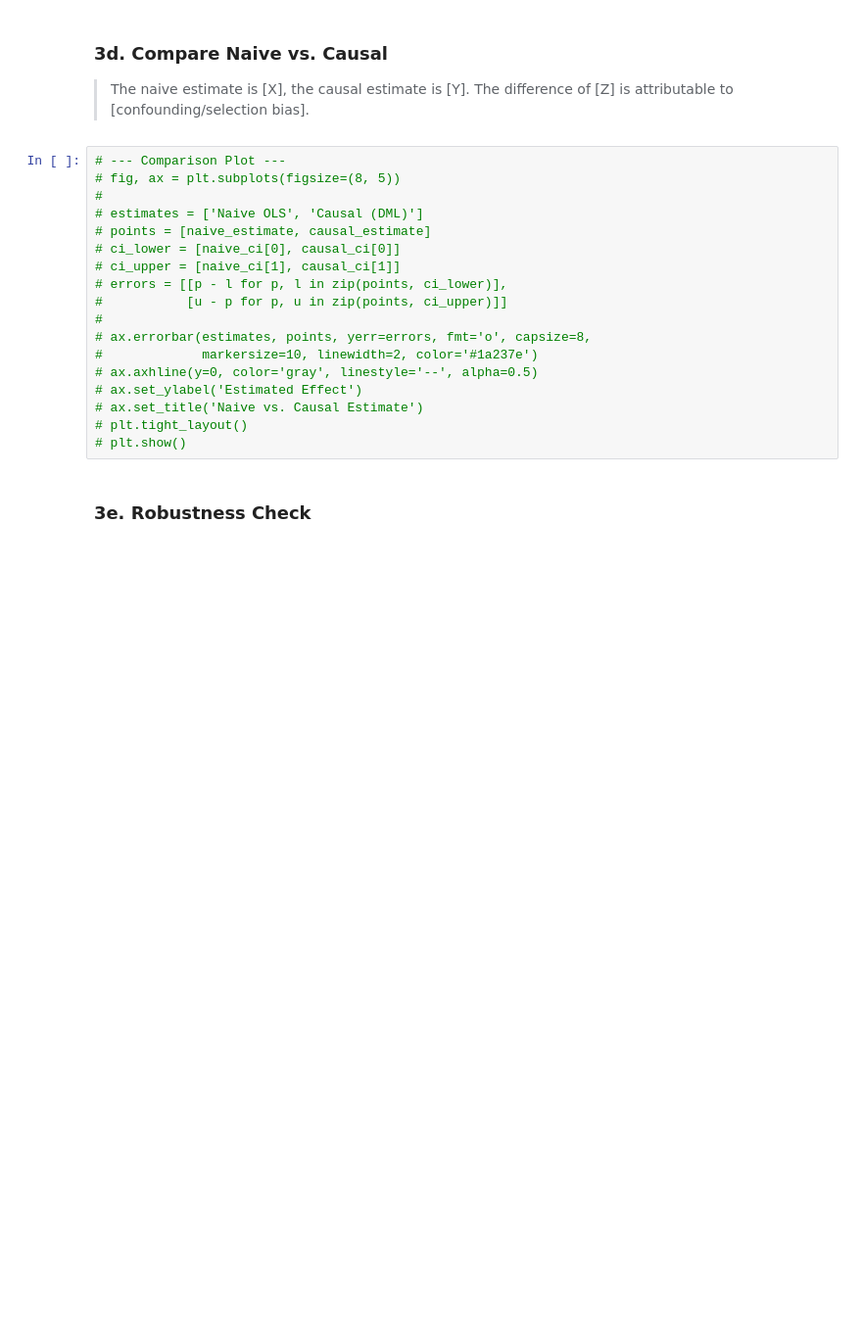
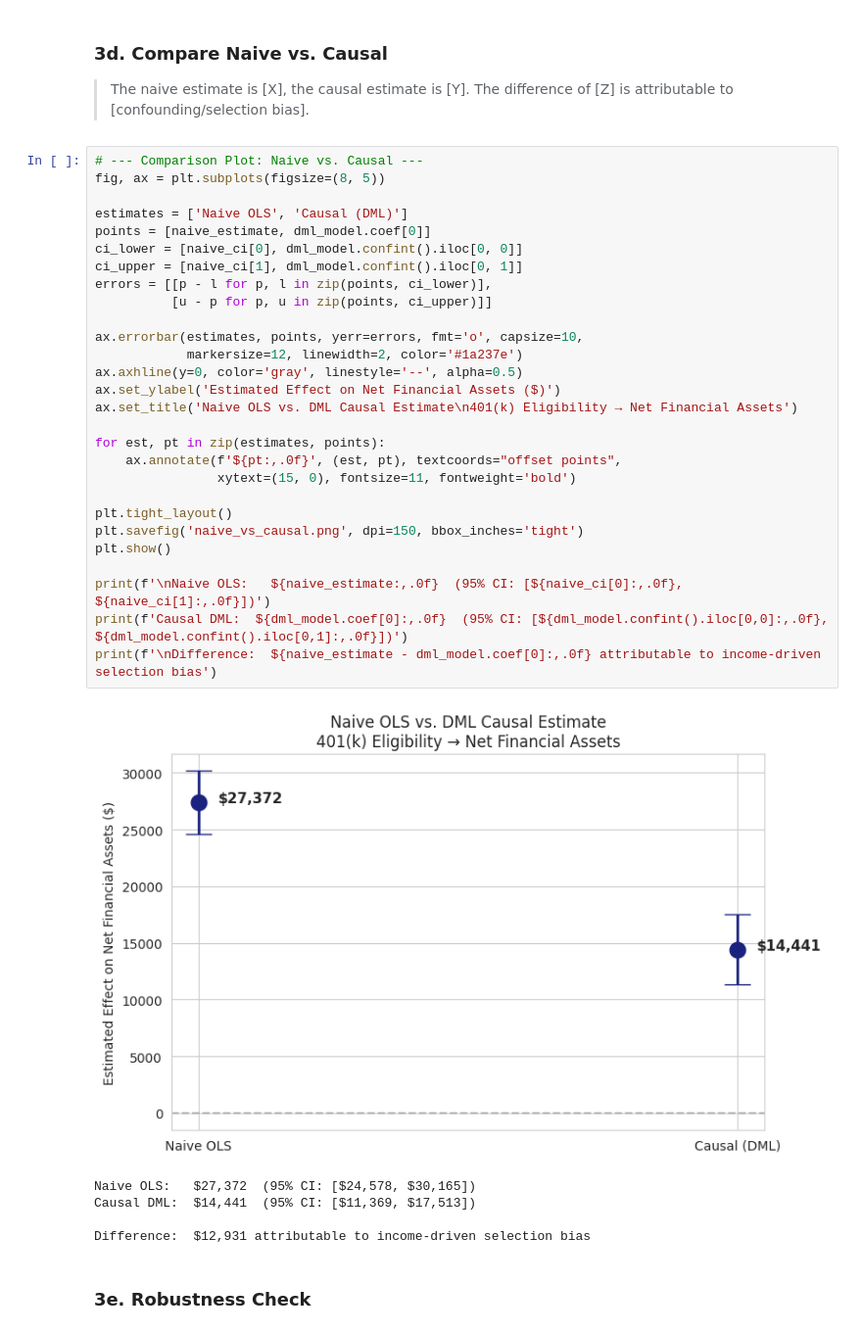
Before and after one commit to rmilde/econ5200_final_project, a Jupyter notebook: 5200_final_project_starter.ipynb, the cells around one changed output. Shown at 98% size. Cells and saved outputs as stored; diff of their text form; blank space fills up the shorter version.

```diff
--- a/5200_final_project_starter.ipynb
+++ b/5200_final_project_starter.ipynb
@@ -337,22 +374,38 @@ p401  17512.754978
 
 > The naive estimate is [X], the causal estimate is [Y]. The difference of [Z] is attributable to [confounding/selection bias].
 # %%
-# --- Comparison Plot ---
-# fig, ax = plt.subplots(figsize=(8, 5))
-#
-# estimates = ['Naive OLS', 'Causal (DML)']
-# points = [naive_estimate, causal_estimate]
-# ci_lower = [naive_ci[0], causal_ci[0]]
-# ci_upper = [naive_ci[1], causal_ci[1]]
-# errors = [[p - l for p, l in zip(points, ci_lower)],
-#           [u - p for p, u in zip(points, ci_upper)]]
-#
-# ax.errorbar(estimates, points, yerr=errors, fmt='o', capsize=8,
-#             markersize=10, linewidth=2, color='#1a237e')
-# ax.axhline(y=0, color='gray', linestyle='--', alpha=0.5)
-# ax.set_ylabel('Estimated Effect')
-# ax.set_title('Naive vs. Causal Estimate')
-# plt.tight_layout()
-# plt.show()
+# --- Comparison Plot: Naive vs. Causal ---
+fig, ax = plt.subplots(figsize=(8, 5))
+
+estimates = ['Naive OLS', 'Causal (DML)']
+points = [naive_estimate, dml_model.coef[0]]
+ci_lower = [naive_ci[0], dml_model.confint().iloc[0, 0]]
+ci_upper = [naive_ci[1], dml_model.confint().iloc[0, 1]]
+errors = [[p - l for p, l in zip(points, ci_lower)],
+          [u - p for p, u in zip(points, ci_upper)]]
+
+ax.errorbar(estimates, points, yerr=errors, fmt='o', capsize=10,
+            markersize=12, linewidth=2, color='#1a237e')
+ax.axhline(y=0, color='gray', linestyle='--', alpha=0.5)
+ax.set_ylabel('Estimated Effect on Net Financial Assets ($)')
+ax.set_title('Naive OLS vs. DML Causal Estimate\n401(k) Eligibility → Net Financial Assets')
+
+for est, pt in zip(estimates, points):
+    ax.annotate(f'${pt:,.0f}', (est, pt), textcoords="offset points",
+                xytext=(15, 0), fontsize=11, fontweight='bold')
+
+plt.tight_layout()
+plt.savefig('naive_vs_causal.png', dpi=150, bbox_inches='tight')
+plt.show()
+
+print(f'\nNaive OLS:   ${naive_estimate:,.0f}  (95% CI: [${naive_ci[0]:,.0f}, ${naive_ci[1]:,.0f}])')
+print(f'Causal DML:  ${dml_model.coef[0]:,.0f}  (95% CI: [${dml_model.confint().iloc[0,0]:,.0f}, ${dml_model.confint().iloc[0,1]:,.0f}])')
+print(f'\nDifference:  ${naive_estimate - dml_model.coef[0]:,.0f} attributable to income-driven selection bias')
+# %% [output]
+[figure, added]
+Naive OLS:   $27,372  (95% CI: [$24,578, $30,165])
+Causal DML:  $14,441  (95% CI: [$11,369, $17,513])
+
+Difference:  $12,931 attributable to income-driven selection bias
 # %% [markdown]
 ### 3e. Robustness Check
```
Also changed, not shown: parts of 14 cells of this notebook.
